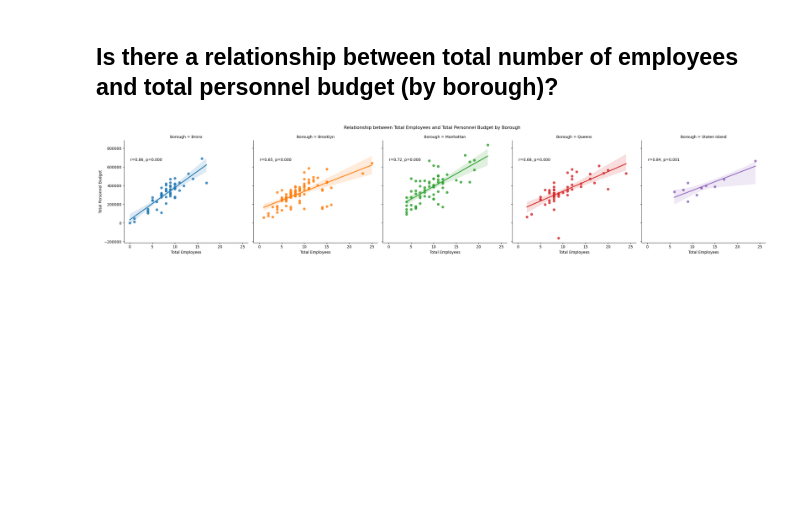
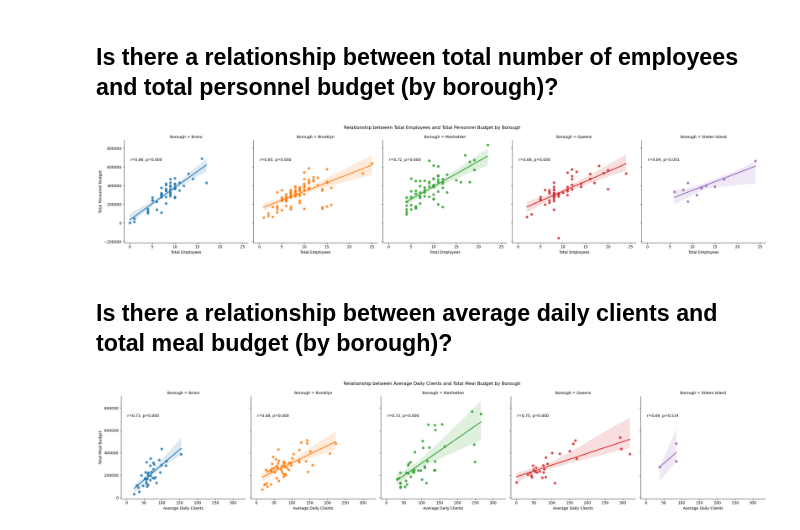
Before and after one commit to valeriemagalong/NYC-Aging, a Jupyter notebook: exploratory_data_analysis.ipynb, the cells around one changed output. Cells and saved outputs as stored; diff of their text form; code cells hidden in the pictures; blank space fills up the shorter version.

```diff
--- a/exploratory_data_analysis.ipynb
+++ b/exploratory_data_analysis.ipynb
@@ -362,3 +362,13 @@ boroughs_facetgrid.map_dataframe(annotate, x = 'Total Employees', y = 'Total Per
 plt.show()
 # %% [output]
 [figure]
+# %% [markdown]
+## Is there a relationship between average daily clients and total meal budget (by borough)?
+# %%
+boroughs_facetgrid = sns.lmplot(scpd, x = 'Average Daily Clients', y = 'Total Meal Budget', col = 'Borough', hue = 'Borough')
+boroughs_facetgrid.fig.suptitle("Relationship between Average Daily Clients and Total Meal Budget by Borough")
+boroughs_facetgrid.map_dataframe(annotate, x = 'Average Daily Clients', y = 'Total Meal Budget')
+
+plt.show()
+# %% [output]
+[figure, added]
```
Also changed, not shown: parts of 19 cells of this notebook.
